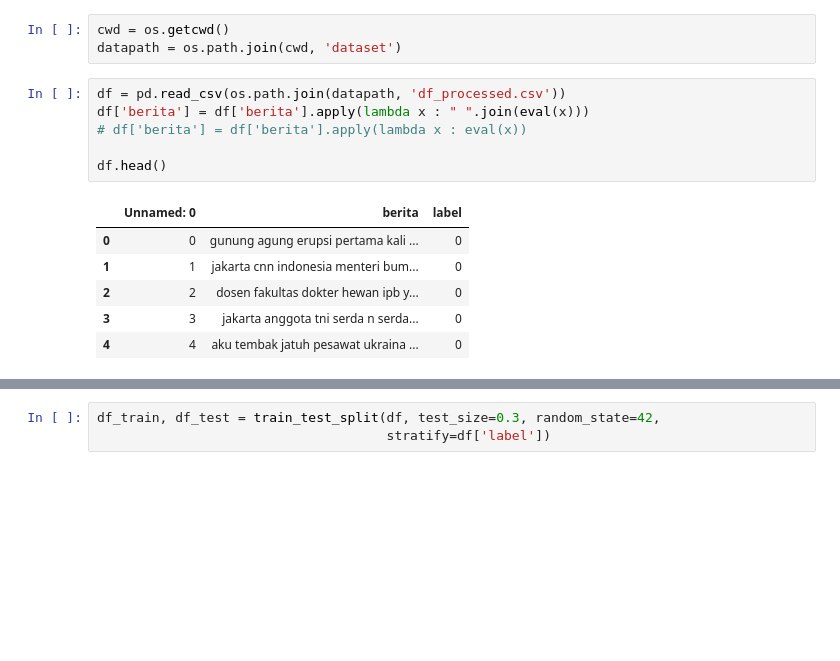
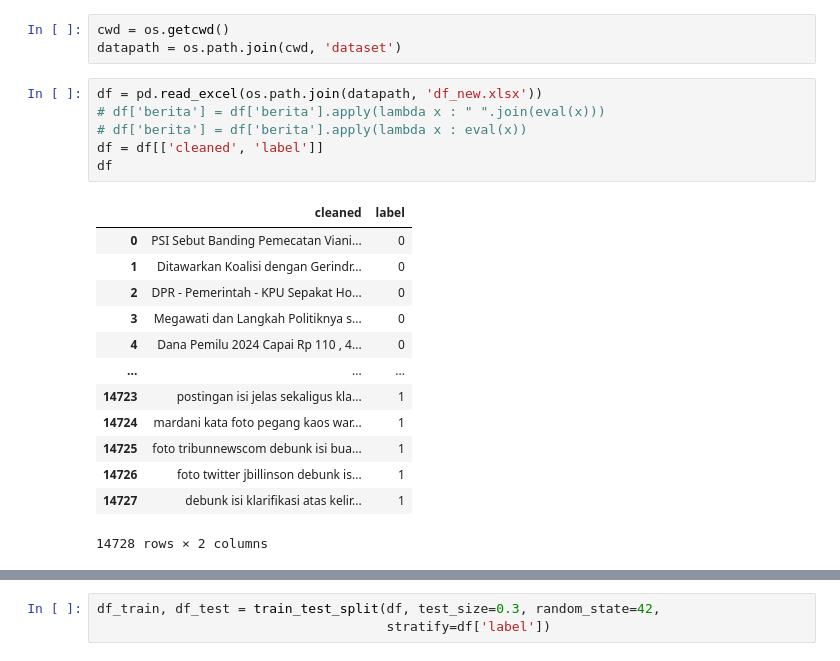
Before and after one commit to rarmnsyah/capstone_bangkit, a Jupyter notebook: model_trained_bert2.ipynb, the cells around one changed output, grey strips where cells are left out. Cells and saved outputs as stored; diff of their text form; blank space fills up the shorter version.

```diff
--- a/model_trained_bert2.ipynb
+++ b/model_trained_bert2.ipynb
@@ -18,15 +14,22 @@ C:\Users\LENOVO\anaconda3\lib\site-packages\numpy\.libs\libopenblas64__v0.3.23-2
 cwd = os.getcwd()
 datapath = os.path.join(cwd, 'dataset')
 # %%
-df = pd.read_csv(os.path.join(datapath, 'df_processed.csv'))
-df['berita'] = df['berita'].apply(lambda x : " ".join(eval(x)))
+df = pd.read_excel(os.path.join(datapath, 'df_new.xlsx'))
+# df['berita'] = df['berita'].apply(lambda x : " ".join(eval(x)))
 # df['berita'] = df['berita'].apply(lambda x : eval(x))
-
-df.head()
+df = df[['cleaned', 'label']]
+df
 # %% [output]
-|  | Unnamed: 0 | berita | label |
-| 0 | 0 | gunung agung erupsi pertama kali ... | 0 |
-| 1 | 1 | jakarta cnn indonesia menteri bum... | 0 |
-| 2 | 2 | dosen fakultas dokter hewan ipb y... | 0 |
-| 3 | 3 | jakarta anggota tni serda n serda... | 0 |
-| 4 | 4 | aku tembak jatuh pesawat ukraina ... | 0 |
+|  | cleaned | label |
+| 0 | PSI Sebut Banding Pemecatan Viani... | 0 |
+| 1 | Ditawarkan Koalisi dengan Gerindr... | 0 |
+| 2 | DPR - Pemerintah - KPU Sepakat Ho... | 0 |
+| 3 | Megawati dan Langkah Politiknya s... | 0 |
+| 4 | Dana Pemilu 2024 Capai Rp 110 , 4... | 0 |
+| ... | ... | ... |
+| 14723 | postingan isi jelas sekaligus kla... | 1 |
+| 14724 | mardani kata foto pegang kaos war... | 1 |
+| 14725 | foto tribunnewscom debunk isi bua... | 1 |
+| 14726 | foto twitter jbillinson debunk is... | 1 |
+| 14727 | debunk isi klarifikasi atas kelir... | 1 |
+14728 rows × 2 columns
```
Also changed, not shown: parts of 10 cells of this notebook, 5 other files.
